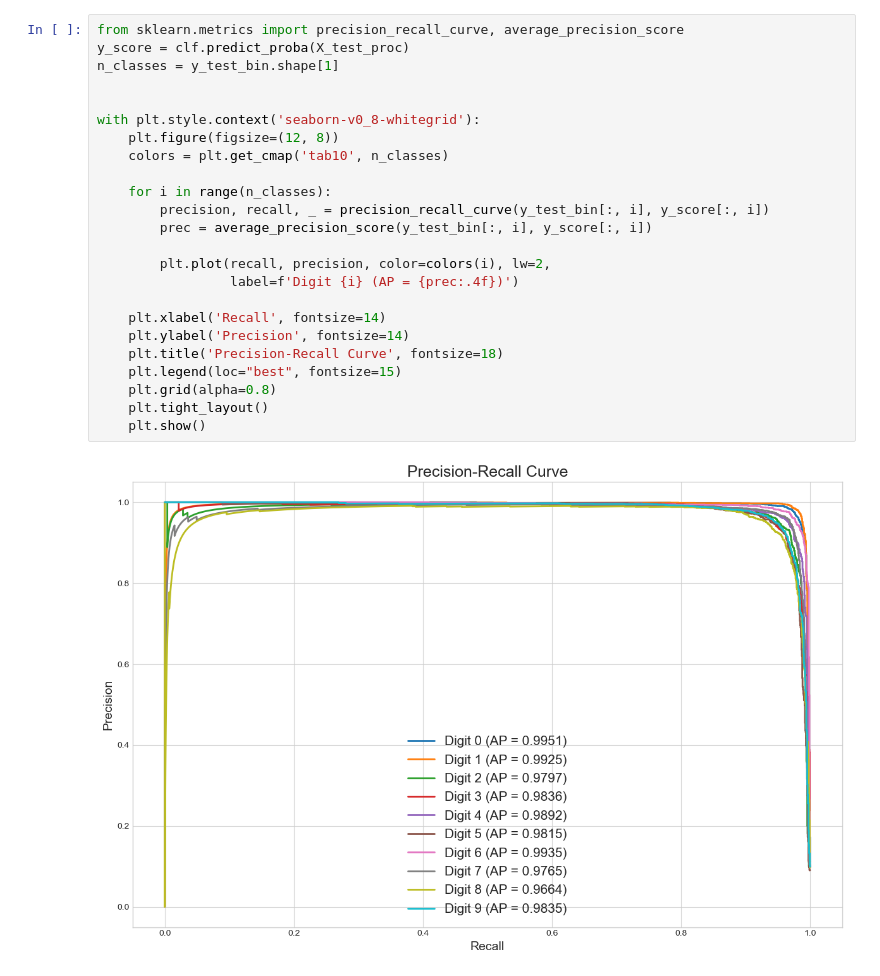
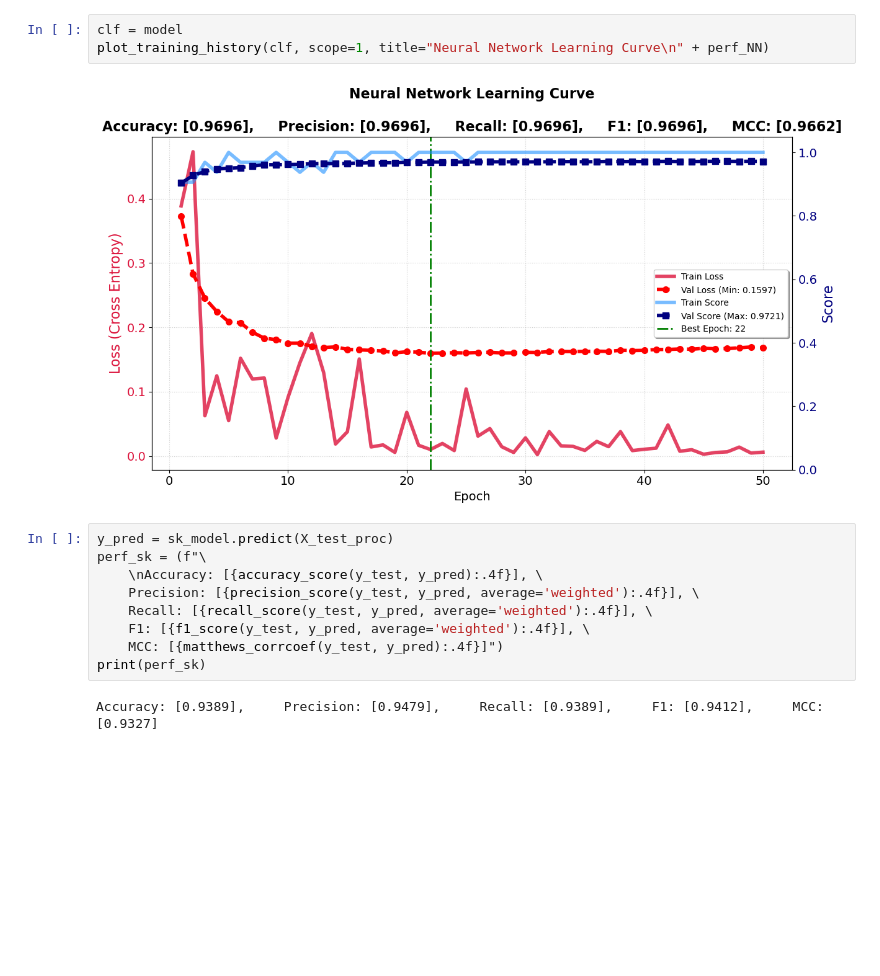
Before and after one commit to Booma1002/ML-Classes, a Jupyter notebook: MNIST.ipynb, the cells around one changed output. Saved outputs shown, nothing was run; the diff lists cells and outputs as text; blank space fills up the shorter version.

```diff
--- a/MNIST.ipynb
+++ b/MNIST.ipynb
@@ -258,26 +170,16 @@ with plt.style.context('classic'):
-# %%
-from sklearn.metrics import precision_recall_curve, average_precision_score
-y_score = clf.predict_proba(X_test_proc)
-n_classes = y_test_bin.shape[1]
-
-
-with plt.style.context('seaborn-v0_8-whitegrid'):
-    plt.figure(figsize=(12, 8))
-    colors = plt.get_cmap('tab10', n_classes)
-
-    for i in range(n_classes):
-        precision, recall, _ = precision_recall_curve(y_test_bin[:, i], y_score[:, i])
-        prec = average_precision_score(y_test_bin[:, i], y_score[:, i])
-
-        plt.plot(recall, precision, color=colors(i), lw=2,
-                 label=f'Digit {i} (AP = {prec:.4f})')
-
-    plt.xlabel('Recall', fontsize=14)
-    plt.ylabel('Precision', fontsize=14)
-    plt.title('Precision-Recall Curve', fontsize=18)
-    plt.legend(loc="best", fontsize=15)
-    plt.grid(alpha=0.8)
-    plt.tight_layout()
-    plt.show()
-# %% [output]
-[figure, removed]
+# %%
+clf = model
+plot_training_history(clf, scope=1, title="Neural Network Learning Curve\n" + perf_NN)
+# %% [output]
+[figure, added]
+# %%
+y_pred = sk_model.predict(X_test_proc)
+perf_sk = (f"\
+    \nAccuracy: [{accuracy_score(y_test, y_pred):.4f}], \
+    Precision: [{precision_score(y_test, y_pred, average='weighted'):.4f}], \
+    Recall: [{recall_score(y_test, y_pred, average='weighted'):.4f}], \
+    F1: [{f1_score(y_test, y_pred, average='weighted'):.4f}], \
+    MCC: [{matthews_corrcoef(y_test, y_pred):.4f}]")
+print(perf_sk)
+# %% [output]
+Accuracy: [0.9389],     Precision: [0.9479],     Recall: [0.9389],     F1: [0.9412],     MCC: [0.9327]
```
Also changed, not shown: parts of 20 cells of this notebook, 6 other files.
